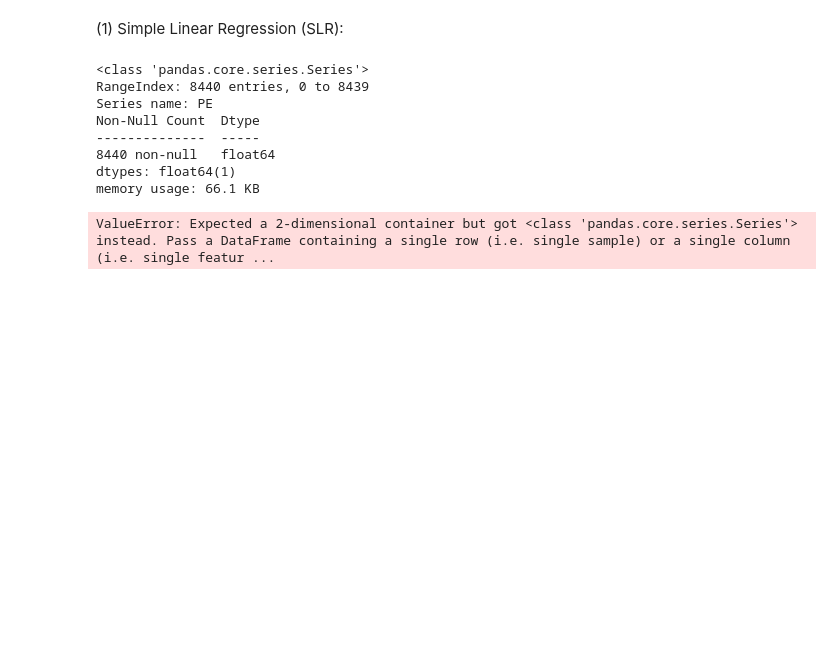
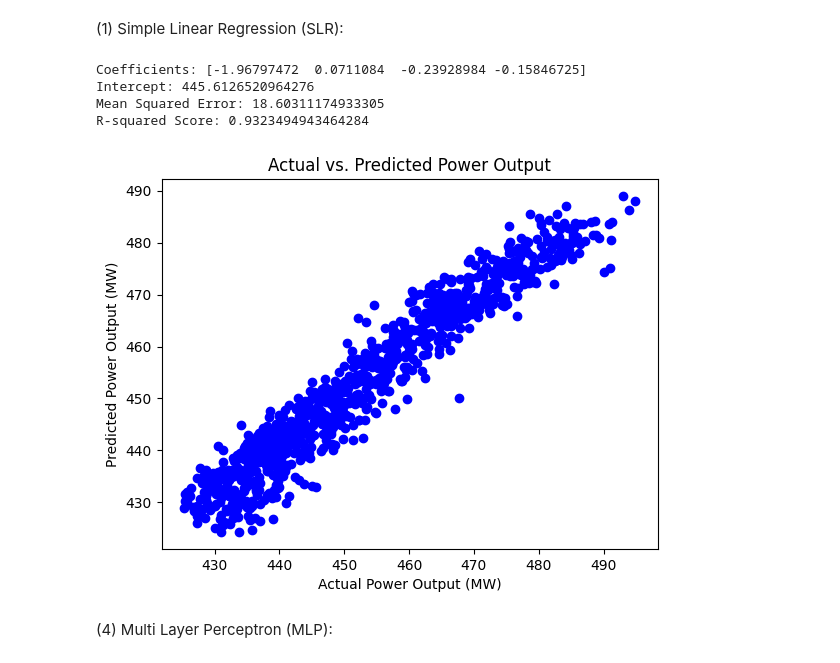
Before and after one commit to szilagyi93/regression, a Jupyter notebook: 01_main/model_fitting_ccpp.ipynb, the cells around one changed output. Cells and saved outputs as stored; diff of their text form; code cells hidden in the pictures; blank space fills up the shorter version.

Commit message:
Multiple model fiting

```diff
--- a/01_main/model_fitting_ccpp.ipynb
+++ b/01_main/model_fitting_ccpp.ipynb
@@ -39,53 +39,55 @@ Current working directory: c:\basic_projects\AI_kurzus\beadando\01_regression_mo
 # %% [markdown]
 (1) Simple Linear Regression (SLR): </br>
 # %%
-
 import pandas as pd
-#from sklearn.model_selection import train_test_split
 from sklearn.linear_model import LinearRegression
-from sklearn.metrics import mean_squared_error, r2_score
+from sklearn.metrics import mean_squared_error
 import matplotlib.pyplot as plt
 
-# Load the data
-pd_train = pd.read_excel(r'C:\basic_projects\AI_kurzus\beadando\01_regression_model\01_main\02_data\filtered_train_data.xlsx')  # Update the path to your file
+# Load the training data
+pd_train = pd.read_excel(r'C:\basic_projects\AI_kurzus\beadando\01_regression_model\01_main\02_data\filtered_train_data.xlsx')
 
-# Selecting the features (independent variable) and target (dependent variable)
-X_train = pd_train[['AT']]  # 'AT' for Ambient Temperature
-Y_train = pd_train['PE']  # 'PE' for Power Output
+# Load the test data
+pd_test = pd.read_excel(r'02_data/Test.xlsx')  # Update this path
 
-X_test = pd_test['AT']  # 'AT' for Ambient Temperature
+# Selecting the features and target for the training set
+X_train = pd_train[['AT', 'AP', 'V', 'RH']]  # Features: Ambient Temperature, Pressure, Vacuum, Humidity
+Y_train = pd_train['PE']  # Target: Power Output
+
+# Selecting the features and target for the test set
+X_test = pd_test[['AT', 'AP', 'V', 'RH']]  # Ensure the same features as the training set
 Y_test = pd_test['PE']
-
-
-
 
 # Creating the linear regression model
 model = LinearRegression()
 
-
 # Fitting the model to the training data
-Y_train.info()
-model.fit(X_train,Y_train)
+model.fit(X_train, Y_train)
 
 # Making predictions on the test set
 Y_pred = model.predict(X_test)
 
 # Evaluating the model
 mse = mean_squared_error(Y_test, Y_pred)
-r2 = r2_score(Y_test, Y_pred)
+r2 = model.score(X_test, Y_test)  # Directly using the model's score method to compute R-squared
 
 # Printing the results
-#print("Slope:", model.coef_[0])
-#print("Intercept:", model.intercept_)
-#print("Mean Squared Error:", mse)
-#print("R-squared Score:", r2)
+print("Coefficients:", model.coef_)
+print("Intercept:", model.intercept_)
+print("Mean Squared Error:", mse)
+print("R-squared Score:", r2)
+
+# Plotting actual vs predicted values
+plt.scatter(Y_test, Y_pred, color='blue')
+plt.xlabel('Actual Power Output (MW)')
+plt.ylabel('Predicted Power Output (MW)')
+plt.title('Actual vs. Predicted Power Output')
+plt.show()
 # %% [output]
-<class 'pandas.core.series.Series'>
-RangeIndex: 8440 entries, 0 to 8439
-Series name: PE
-Non-Null Count  Dtype
---------------  -----
-8440 non-null   float64
-dtypes: float64(1)
-memory usage: 66.1 KB
+Coefficients: [-1.96797472  0.0711084  -0.23928984 -0.15846725]
+Intercept: 445.6126520964276
+Mean Squared Error: 18.60311174933305
+R-squared Score: 0.9323494943464284
-ValueError: Expected a 2-dimensional container but got <class 'pandas.core.series.Series'> instead. Pass a DataFrame containing a single row (i.e. single sample) or a single column (i.e. single featur ...
+[figure, added]
+# %% [markdown]
+(4) Multi Layer Perceptron (MLP):</br>
```
Also changed, not shown: parts of 12 cells of this notebook.
